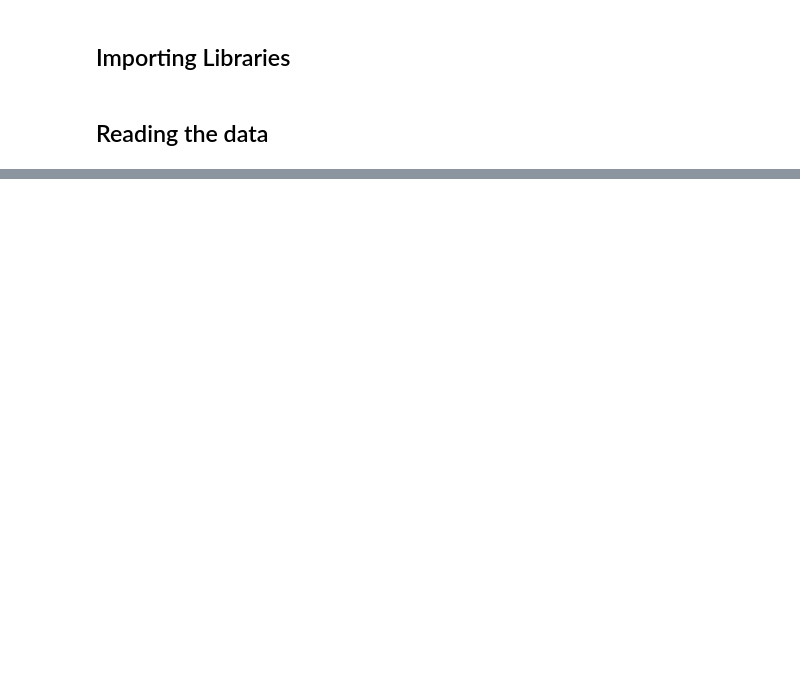
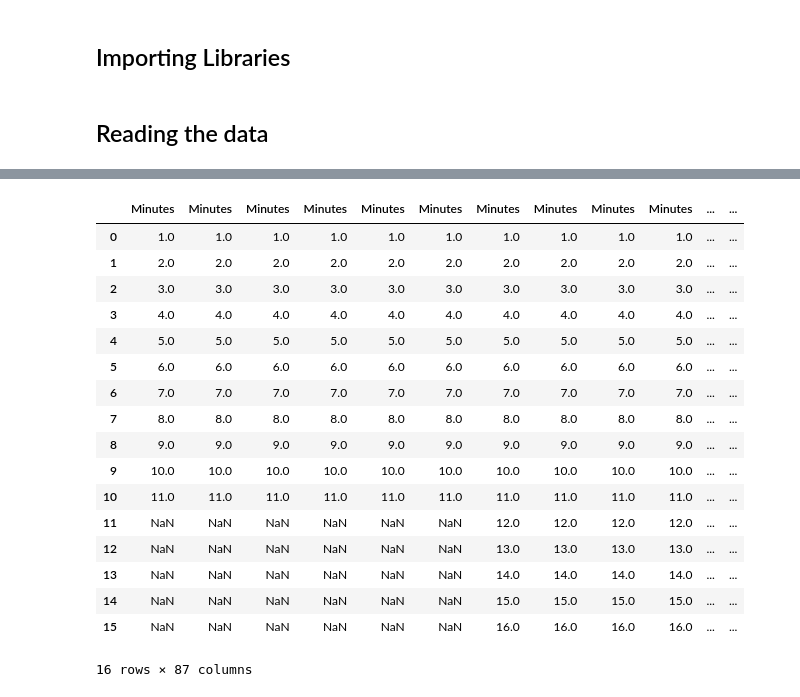
Before and after one commit to sheyaa/caterpillar_mset, a Jupyter notebook: TS_with_infection.ipynb, the cells around one changed output, grey strips where cells are left out. Saved outputs shown, nothing was run; the diff lists cells and outputs as text; code cells hidden in the pictures; blank space fills up the shorter version.

```diff
--- a/TS_with_infection.ipynb
+++ b/TS_with_infection.ipynb
@@ -32,0 +65,30 @@ infection_data = pd.read_excel('/Users/yoddmena/Downloads/Research/Telemetry_edi
+# %%
+#TRY THIS ONE:
+# Read temperature data
+folder = "/Users/yoddmena/Downloads/Research/Telemetry_edited/"
+
+files = glob.glob( folder + "Ex *.xlsx" )
+
+minutes = []
+temp = []
+
+for file in files:
+    df = pd.read_excel(file)
+
+    file_min = df.iloc[:, 0]  # getting only the minutes
+    file_temp = df.iloc[:, 3::2]  # slicing the data for only temperature
+
+    # Ensure that the number of minutes matches the number of temperature columns
+    num_temp_columns = file_temp.shape[1]
+    file_min = file_min[:num_temp_columns]
+
+    # Iterate over every other column in file_temp
+    for j in range(0, num_temp_columns):
+        # Extract the specific temperature column and its corresponding minutes
+        column_name = file_temp.columns[j]
+        temperature = file_temp[column_name]
+        minutes_subset = file_min
+
+        # Append the temperature and minutes to each lists
+        minutes.append(minutes_subset)
+        temp.append(temperature)
@@ -32,0 +148,24 @@ infection_data = pd.read_excel('/Users/yoddmena/Downloads/Research/Telemetry_edi
+# %%
+# MINUTES DATA
+df_minutes = pd.DataFrame(minutes)
+df_minutes = df_minutes.T
+df_minutes
+# %% [output]
+|  | Minutes | Minutes | Minutes | Minutes | Minutes | Minutes | Minutes | Minutes | Minutes | Minutes | ... | ... |
+| 0 | 1.0 | 1.0 | 1.0 | 1.0 | 1.0 | 1.0 | 1.0 | 1.0 | 1.0 | 1.0 | ... | ... |
+| 1 | 2.0 | 2.0 | 2.0 | 2.0 | 2.0 | 2.0 | 2.0 | 2.0 | 2.0 | 2.0 | ... | ... |
+| 2 | 3.0 | 3.0 | 3.0 | 3.0 | 3.0 | 3.0 | 3.0 | 3.0 | 3.0 | 3.0 | ... | ... |
+| 3 | 4.0 | 4.0 | 4.0 | 4.0 | 4.0 | 4.0 | 4.0 | 4.0 | 4.0 | 4.0 | ... | ... |
+| 4 | 5.0 | 5.0 | 5.0 | 5.0 | 5.0 | 5.0 | 5.0 | 5.0 | 5.0 | 5.0 | ... | ... |
+| 5 | 6.0 | 6.0 | 6.0 | 6.0 | 6.0 | 6.0 | 6.0 | 6.0 | 6.0 | 6.0 | ... | ... |
+| 6 | 7.0 | 7.0 | 7.0 | 7.0 | 7.0 | 7.0 | 7.0 | 7.0 | 7.0 | 7.0 | ... | ... |
+| 7 | 8.0 | 8.0 | 8.0 | 8.0 | 8.0 | 8.0 | 8.0 | 8.0 | 8.0 | 8.0 | ... | ... |
+| 8 | 9.0 | 9.0 | 9.0 | 9.0 | 9.0 | 9.0 | 9.0 | 9.0 | 9.0 | 9.0 | ... | ... |
+| 9 | 10.0 | 10.0 | 10.0 | 10.0 | 10.0 | 10.0 | 10.0 | 10.0 | 10.0 | 10.0 | ... | ... |
+| 10 | 11.0 | 11.0 | 11.0 | 11.0 | 11.0 | 11.0 | 11.0 | 11.0 | 11.0 | 11.0 | ... | ... |
+| 11 | NaN | NaN | NaN | NaN | NaN | NaN | 12.0 | 12.0 | 12.0 | 12.0 | ... | ... |
+| 12 | NaN | NaN | NaN | NaN | NaN | NaN | 13.0 | 13.0 | 13.0 | 13.0 | ... | ... |
+| 13 | NaN | NaN | NaN | NaN | NaN | NaN | 14.0 | 14.0 | 14.0 | 14.0 | ... | ... |
+| 14 | NaN | NaN | NaN | NaN | NaN | NaN | 15.0 | 15.0 | 15.0 | 15.0 | ... | ... |
+| 15 | NaN | NaN | NaN | NaN | NaN | NaN | 16.0 | 16.0 | 16.0 | 16.0 | ... | ... |
+16 rows × 87 columns
```
Also changed, not shown: parts of 27 cells of this notebook, 3 other files.
